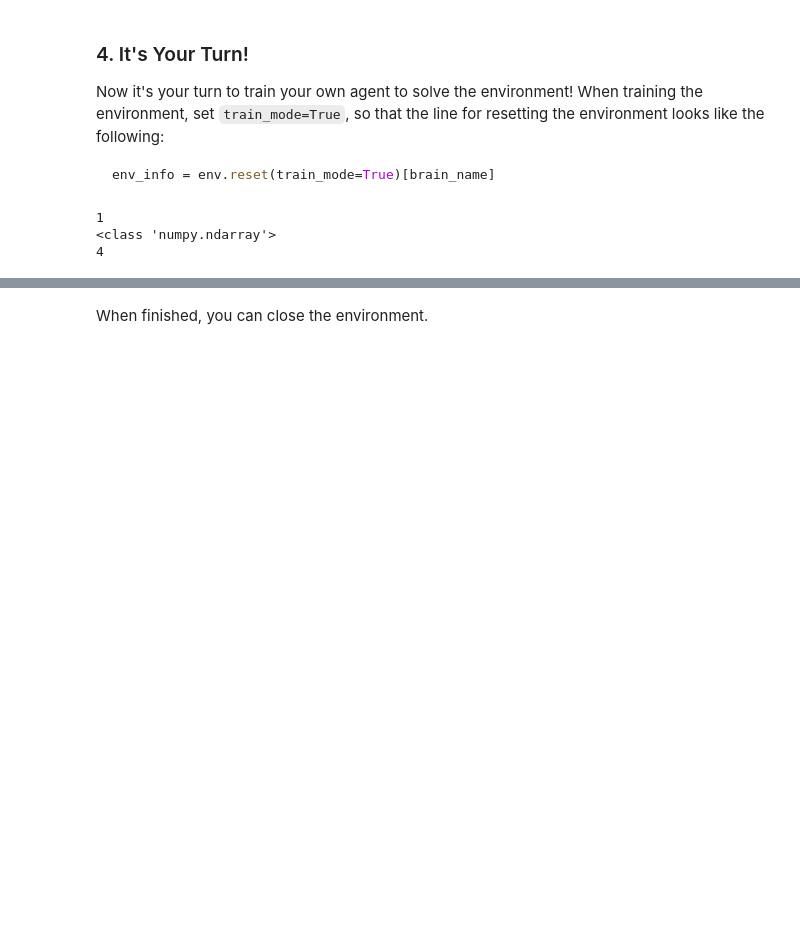
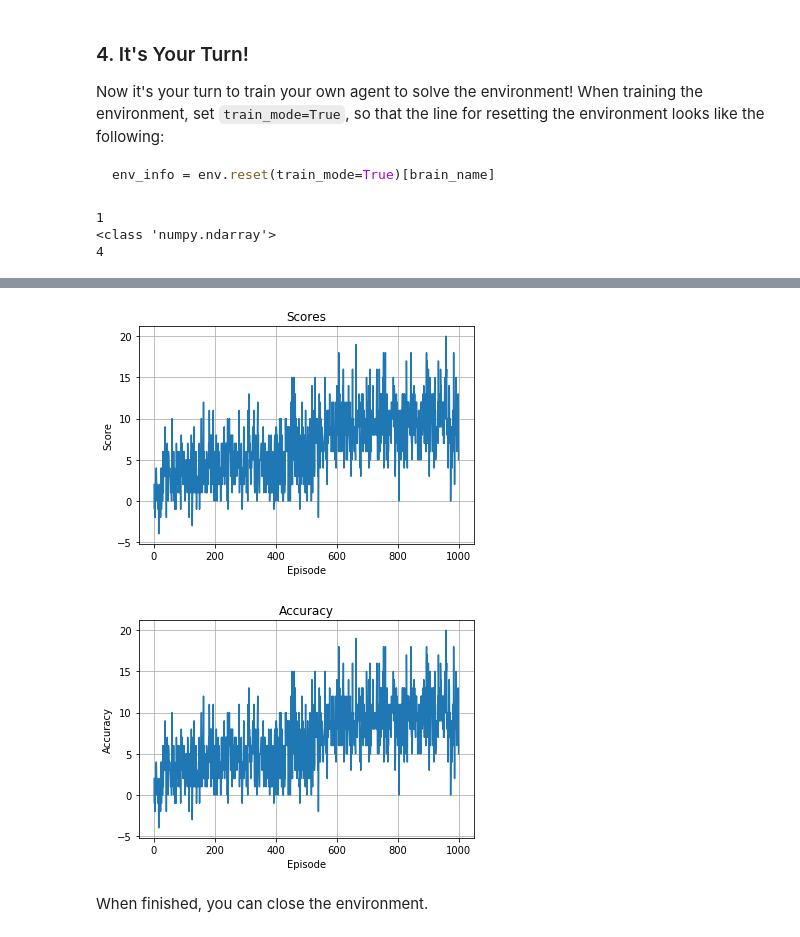
Before and after one commit to alikureishy/DRL_course_projects, a Jupyter notebook: p1_navigation/Navigation-Trainer.ipynb, the cells around one changed output, grey strips where cells are left out. Cells and saved outputs as stored; diff of their text form; code cells hidden in the pictures; blank space fills up the shorter version.

Commit message:
Added graphs showing score improvement across episodes

```diff
--- a/p1_navigation/Navigation-Trainer.ipynb
+++ b/p1_navigation/Navigation-Trainer.ipynb
@@ -145,7 +145,7 @@ import time
 from dqn_agent import Agent
 from trackers import BananaTracker
 
-episodes = 5000
+episodes = 1000
 checkpoint_file = 'checkpoint.pth'
 
 tracker = BananaTracker(episodes)
@@ -183,7 +183,7 @@ for i in range(episodes):
         counter += 1
         score += reward                                # update the score
         state = next_state                             # roll over the state to next time step
-        if counter % 10 == 0:
+        if counter % 50 == 0:
             print ("\t\tStep {}: Action = {}, Reward = {} / {}, Done = {}, ".format(counter, action, reward, score, done))
         if done:                                       # exit loop if episode finished
             break
@@ -214,3 +230,12 @@ KeyboardInterrupt:
+# %%
+from trackers import BananaTracker
+
+# tracker.plot_step_counts()
+tracker.plot_scores()
+tracker.plot_accuracies()
+# %% [output]
+[figure, added]
+[figure, added]
 # %% [markdown]
 When finished, you can close the environment.
 # %%
```
Also changed, not shown: parts of 1 cell of this notebook, 1 other file.
